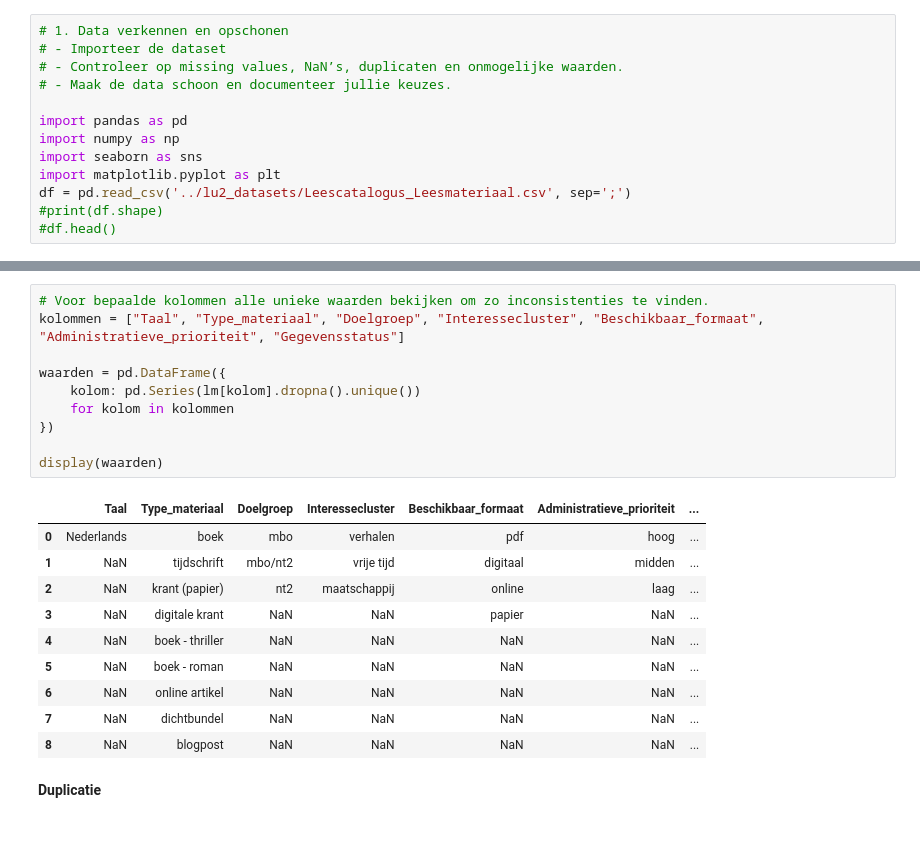
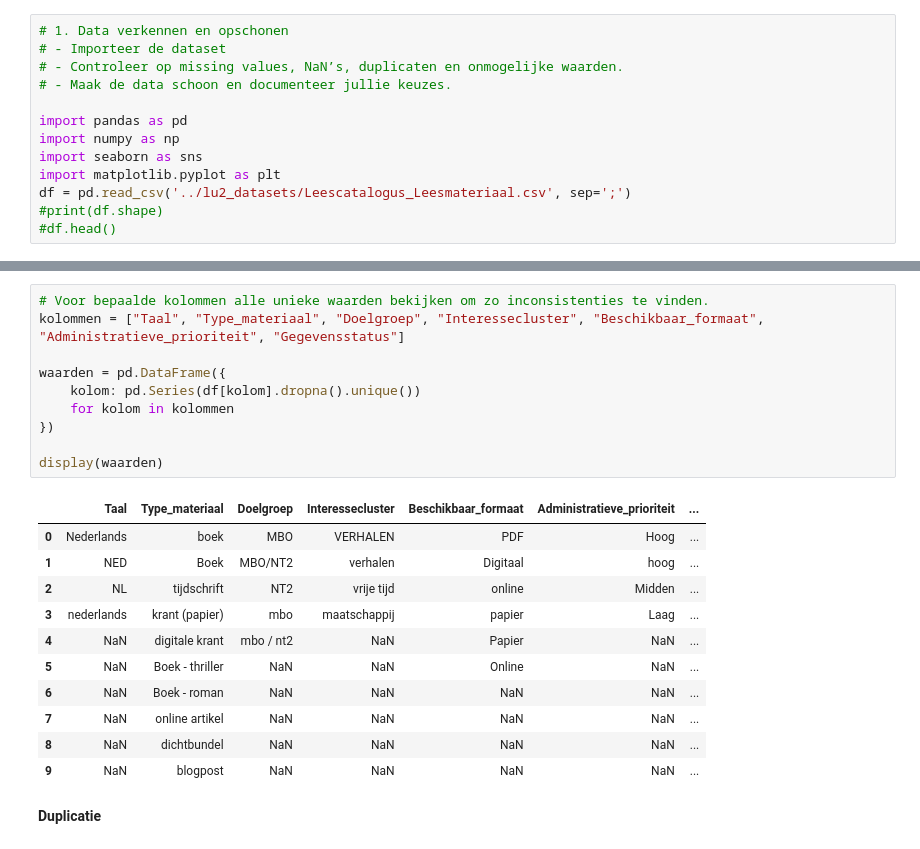
Before and after one commit to NannaLakens1/SE-2.1-2.2-LU2, a Jupyter notebook: lu2_opdrachten/Opschonen.ipynb, the cells around one changed output, grey strips where cells are left out. Saved outputs shown, nothing was run; the diff lists cells and outputs as text.

```diff
--- a/lu2_opdrachten/Opschonen.ipynb
+++ b/lu2_opdrachten/Opschonen.ipynb
@@ -83,24 +83,25 @@ Aantal rijen en kolommen: (283, 30)
 # %%
 # Voor bepaalde kolommen alle unieke waarden bekijken om zo inconsistenties te vinden.
 kolommen = ["Taal", "Type_materiaal", "Doelgroep", "Interessecluster", "Beschikbaar_formaat", "Administratieve_prioriteit", "Gegevensstatus"]
 
 waarden = pd.DataFrame({
-    kolom: pd.Series(lm[kolom].dropna().unique())
+    kolom: pd.Series(df[kolom].dropna().unique())
     for kolom in kolommen
 })
 
 display(waarden)
 # %% [output]
 |  | Taal | Type_materiaal | Doelgroep | Interessecluster | Beschikbaar_formaat | Administratieve_prioriteit | ... |
-| 0 | Nederlands | boek | mbo | verhalen | pdf | hoog | ... |
-| 1 | NaN | tijdschrift | mbo/nt2 | vrije tijd | digitaal | midden | ... |
-| 2 | NaN | krant (papier) | nt2 | maatschappij | online | laag | ... |
-| 3 | NaN | digitale krant | NaN | NaN | papier | NaN | ... |
-| 4 | NaN | boek - thriller | NaN | NaN | NaN | NaN | ... |
-| 5 | NaN | boek - roman | NaN | NaN | NaN | NaN | ... |
-| 6 | NaN | online artikel | NaN | NaN | NaN | NaN | ... |
-| 7 | NaN | dichtbundel | NaN | NaN | NaN | NaN | ... |
-| 8 | NaN | blogpost | NaN | NaN | NaN | NaN | ... |
+| 0 | Nederlands | boek | MBO | VERHALEN | PDF | Hoog | ... |
+| 1 | NED | Boek | MBO/NT2 | verhalen | Digitaal | hoog | ... |
+| 2 | NL | tijdschrift | NT2 | vrije tijd | online | Midden | ... |
+| 3 | nederlands | krant (papier) | mbo | maatschappij | papier | Laag | ... |
+| 4 | NaN | digitale krant | mbo / nt2 | NaN | Papier | NaN | ... |
+| 5 | NaN | Boek - thriller | NaN | NaN | Online | NaN | ... |
+| 6 | NaN | Boek - roman | NaN | NaN | NaN | NaN | ... |
+| 7 | NaN | online artikel | NaN | NaN | NaN | NaN | ... |
+| 8 | NaN | dichtbundel | NaN | NaN | NaN | NaN | ... |
+| 9 | NaN | blogpost | NaN | NaN | NaN | NaN | ... |
 # %% [markdown]
 **Duplicatie**
 # %%
```
Also changed, not shown: parts of 5 cells of this notebook, 3 other files.
